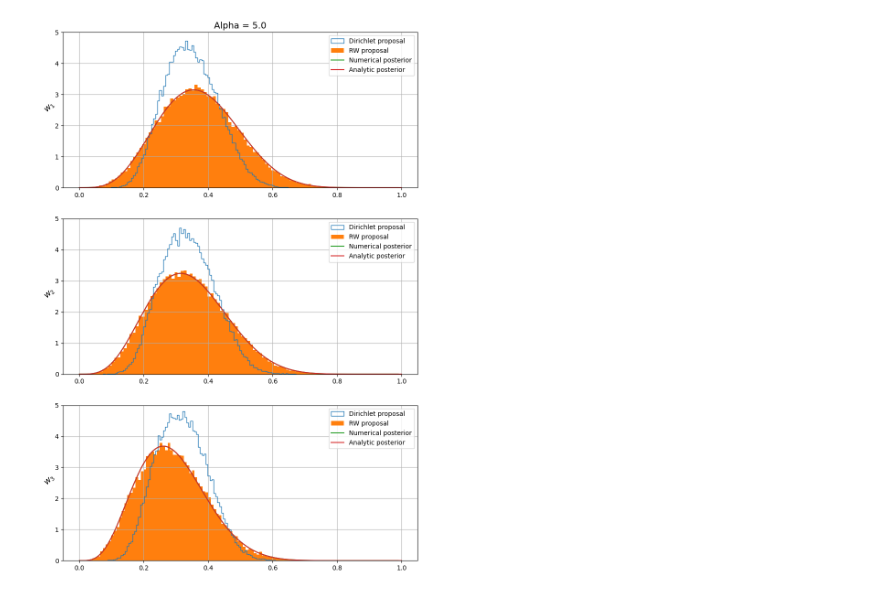
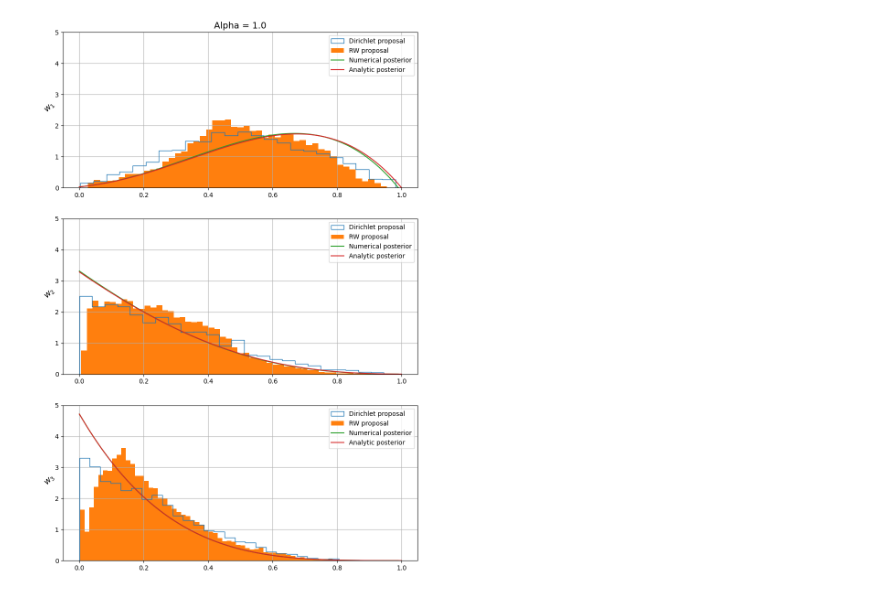
Before and after one commit to marcgrillo/dirichlet, a Jupyter notebook: notebook.ipynb, the cells around one changed output. Saved outputs shown, nothing was run; the diff lists cells and outputs as text; code cells hidden in the pictures.

```diff
--- a/notebook.ipynb
+++ b/notebook.ipynb
@@ -51,25 +51,25 @@ def sampling(n, xt, alpha):
             accepted.append(omega)
     return np.array(accepted)
 
-def sampling2(n, xt, alpha, eps):
-    myclip_a = 0
-    myclip_b = 1e6
-    scale = len(alpha)*eps
+def sampling2(n, xt, alpha, eps, each):
+    scale = eps
     accepted = []
     c = 0
     log_rnd = np.log(np.random.uniform(0,1,n))
     pb = tqdm.tqdm(range(n))
-    x = np.ones(len(alpha)) * len(alpha)
+    x = np.ones(len(alpha))
+    x_new = np.copy(x)
     omega = x/np.sum(x)
     for i in pb:
         acp = i and c/i or 0
         pb.set_description("Acceptance rate %f" % acp)
-        a, b = (myclip_a - x) / scale, (myclip_b - x) / scale
-        x_new = truncnorm.rvs(a, b, loc=x, scale=scale)
-        omega_new = x_new/np.sum(x_new)
+        x_new = norm.rvs(loc=x, scale=scale)
+        if i%each == 0: print(x_new)
+        expi = np.exp(x_new)
+        omega_new = expi/np.sum(expi)
         if log_rnd[i] <= log_acceptance(xt, alpha, x, x_new, omega, omega_new):
             omega = omega_new
-            x = x_new
+            x = np.copy(x_new)
             c +=1
             accepted.append(omega)
     return np.array(accepted)
@@ -78,10 +78,10 @@ def log_acceptance_diri(xt, alpha, omega, omega_new):
     return log_posterior(xt, omega_new, alpha) - log_posterior(xt, omega, alpha) + dirichlet.logpdf(omega_new, alpha = alpha) - dirichlet.logpdf(omega, alpha = alpha)
 
 def log_acceptance(xt, alpha, x, x_new, omega, omega_new):
-            return log_posterior(xt, omega_new, alpha) - log_posterior(xt, omega, alpha) + log_jacobian(x_new) - log_jacobian(x) + norm.logpdf(np.sum(x_new), loc = len(x), scale = len(x)/10) - norm.logpdf(np.sum(x), loc = len(x), scale = len(x)/10)
+            return log_posterior(xt, omega_new, alpha) - log_posterior(xt, omega, alpha) + log_jacobian(x_new) - log_jacobian(x) + norm.logpdf(np.sum(x_new), loc = 0, scale = len(x)/100) - norm.logpdf(np.sum(x), loc = 0, scale = len(x)/100)
 
 def log_jacobian(x):
-    return -(len(x)) * np.log(np.sum(x))
+    return np.log(len(x)+1) + np.sum(x) - (len(x)+1)*np.log(np.sum(np.exp(x)))
 # %%
 def w1_post(w1arr, alpha, xt):
     a1,a2,a3 = alpha
@@ -127,9 +127,10 @@ print(xt)
 # %%
-a = 5
+a = 1
 alpha = np.ones(n_pars)*a
 
 n = int(1e5)
 
-samples = sampling(n, xt, alpha)
+samples = sampling(int(n/10), xt, alpha)
 eps = 0.1
-samples2 = sampling2(n, xt, alpha, eps)
+each = 10000
+samples2 = sampling2(n, xt, alpha, eps, each)
@@ -142,29 +154,29 @@ for i in range(n_pars):
     anal.append(y)
 # %%
 fig, axs = plt.subplots( n_pars, figsize = [10,15] )
-w = samples
-w2 = samples2
+w = samples[1000:]
+w2 = samples2[1000:]
 x = np.arange(0, len(w[0]))
 for i in range(n_pars):
     axs[i].hist(np.transpose(w)[i], bins = 'auto', histtype='step', density = True, label = 'Dirichlet proposal')
     axs[i].hist(np.transpose(w2)[i], bins = 'auto', density = True, label = 'RW proposal')
     axs[i].set_ylabel(f'$w_{i+1}$', rotation = 45, size = '13')
     axs[i].plot(anal_x[i], anal[i], label = 'Numerical posterior')
     if i == 0 :
         xx = np.linspace(1e-6,1,1000)
         axs[i].plot(xx, w1_post(xx, alpha, xt), label = 'Analytic posterior')
     if i == 1 :
         xx = np.linspace(1e-6,1,1000)
         axs[i].plot(xx, w2_post(xx, alpha, xt), label = 'Analytic posterior')
     if i == 2 :
         xx = np.linspace(1e-6,1,1000)
         axs[i].plot(xx, w3_post(xx, alpha, xt), label = 'Analytic posterior')
     axs[i].grid()
     axs[i].legend()
     axs[i].set_ylim([0,5])
 axs[0].set_title(f'Alpha = {alpha[0]}', size = 14)
-plt.savefig('Alpha'+str(alpha[0])+'.png')
+plt.savefig('Alpha'+str(alpha[0])+'_3.png')
 plt.show()
 plt.close()
 # %% [output]
-[figure, old version]
+[figure, new version]
```
Also changed, not shown: parts of 4 cells of this notebook, 17 other files.
